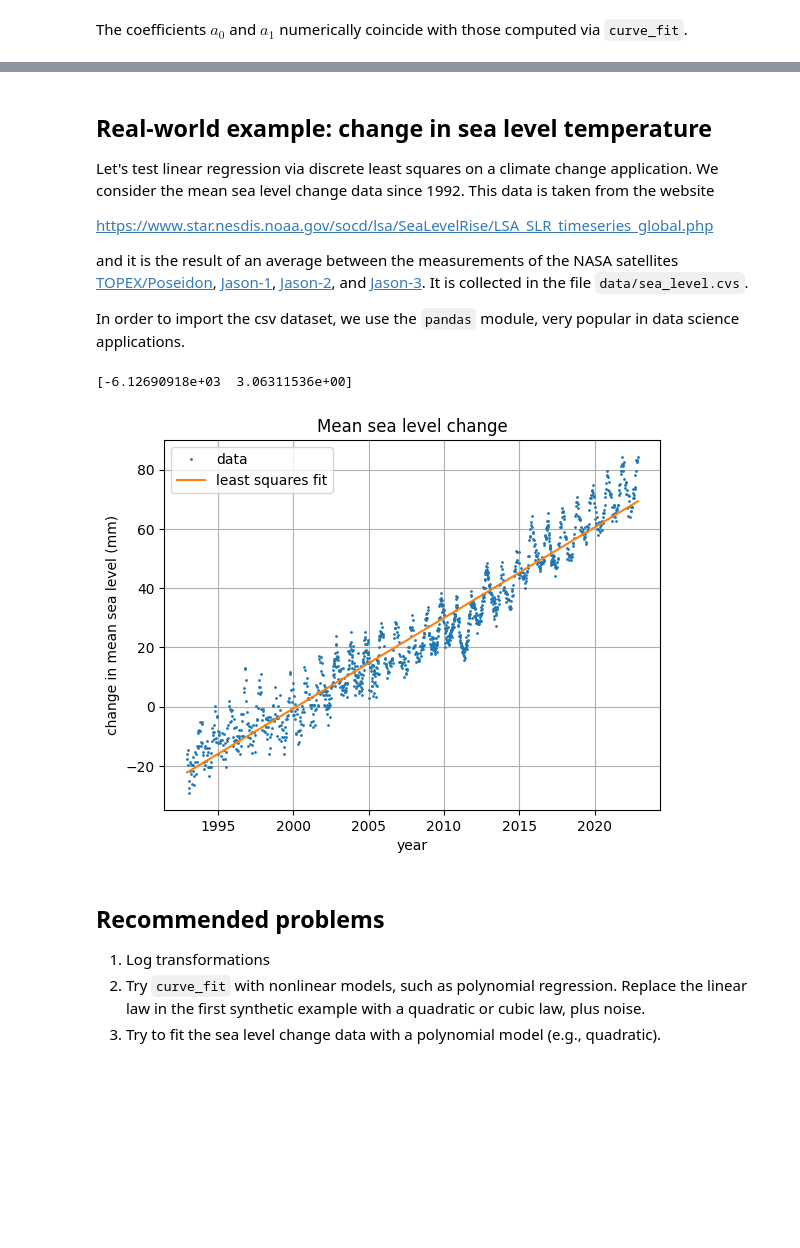
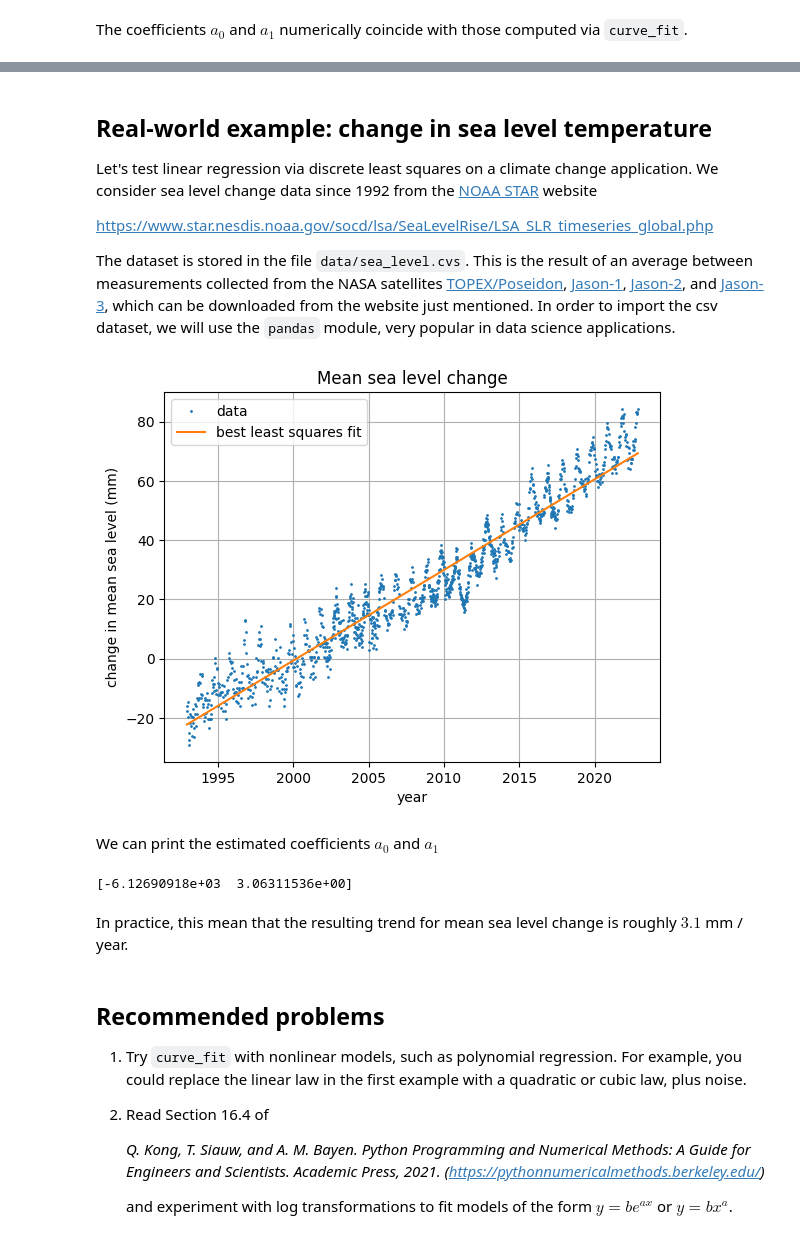
Before and after one commit to simone-brugiapaglia/numerical-analysis-notebooks, a Jupyter notebook: 09_Discrete_Least_Squares.ipynb, the cells around one changed output, grey strips where cells are left out. Drawn from its saved outputs; the diff is of its cells as text; code cells hidden in the pictures; blank space fills up the shorter version.

```diff
--- a/09_Discrete_Least_Squares.ipynb
+++ b/09_Discrete_Least_Squares.ipynb
@@ -27,12 +29,10 @@ from scipy import optimize
 
 m = 50 # number of data points
 
-x_data = np.random.rand(m)
-noise = 0.1 * np.random.randn(m)
-y_data = 2 * x_data + 1 + noise
+x_data = np.random.rand(m)       # generate random x data
+noise = 0.1 * np.random.randn(m) # generate random noise
+y_data = 2 * x_data + 1 + noise  # generate y data as 2*x + 1 plus noise
 
-def model(x,a0, a1):
-    return a1 * x + a0
+linear_model = lambda x,a0, a1: a1 * x + a0 # define linear model
 
-a_opt = optimize.curve_fit(model, xdata = x_data, ydata = y_data)[0]
-print(a_opt)
+a_opt = optimize.curve_fit(linear_model, xdata = x_data, ydata = y_data)[0]
@@ -93,43 +93,49 @@ print(a_opt_lstsq)
 # %% [markdown]
 ## Real-world example: change in sea level temperature
 
-Let's test linear regression via discrete least squares on a climate change application. We consider the mean sea level change data since 1992. This data is taken from the website
+Let's test linear regression via discrete least squares on a climate change application. We consider sea level change data since 1992 from the [NOAA STAR](https://www.star.nesdis.noaa.gov/star/index.php) website
 
 https://www.star.nesdis.noaa.gov/socd/lsa/SeaLevelRise/LSA_SLR_timeseries_global.php
 
-and it is the result of an average between the measurements of the NASA satellites [TOPEX/Poseidon](https://eospso.nasa.gov/missions/topexposeidon), [Jason-1](https://www.jpl.nasa.gov/missions/jason-1), [Jason-2](https://www.jpl.nasa.gov/missions/jason-2), and [Jason-3](https://www.jpl.nasa.gov/missions/jason-3). It is collected in the file `data/sea_level.cvs`.
-
-In order to import the csv dataset, we use the `pandas` module, very popular in data science applications.
+The dataset is stored in the file `data/sea_level.cvs`. This is the result of an average between measurements collected from the NASA satellites [TOPEX/Poseidon](https://eospso.nasa.gov/missions/topexposeidon), [Jason-1](https://www.jpl.nasa.gov/missions/jason-1), [Jason-2](https://www.jpl.nasa.gov/missions/jason-2), and [Jason-3](https://www.jpl.nasa.gov/missions/jason-3), which can be downloaded from the website just mentioned. In order to import the csv dataset, we will use the `pandas` module, very popular in data science applications.
 # %%
 import pandas as pd
 
-# import data
+# import dataset
 data_frame_sea = pd.read_csv('data/sea_level.csv')
-x_data_sea = data_frame['year']
-y_data_sea = data_frame['mean change']
+x_data_sea = data_frame_sea['year']
+y_data_sea = data_frame_sea['mean change']
 
 # perform discrete least squares
 a_opt_sea = optimize.curve_fit(model, xdata = x_data_sea, ydata = y_data_sea)[0]
-print(a_opt_sea)
 
-
-# Visualize
+# Visualize results
 x_grid_sea = np.linspace(np.min(x_data_sea), np.max(x_data_sea), 100)
 
 plt.plot(x_data_sea, y_data_sea, '.', markersize = 2, label = 'data')
-plt.plot(x_grid_sea, model(x_grid_sea, a_opt_sea[0], a_opt_sea[1]), label = 'least squares fit')
+plt.plot(x_grid_sea, model(x_grid_sea, a_opt_sea[0], a_opt_sea[1]), label = 'best least squares fit')
 plt.xlabel('year')
 plt.ylabel('change in mean sea level (mm)')
 plt.legend()
 plt.title('Mean sea level change')
 plt.grid()
 plt.show()
 # %% [output]
-[-6.12690918e+03  3.06311536e+00]
-[figure, old version]
+[figure, new version]
+# %% [markdown]
+We can print the estimated coefficients $a_0$ and $a_1$
+# %%
+print(a_opt_sea)
+# %% [output]
+[-6.12690918e+03  3.06311536e+00]
+# %% [markdown]
+In practice, this mean that the resulting trend for mean sea level change is roughly $3.1$ mm / year.
 # %% [markdown]
 ## Recommended problems
 
-1. Log transformations
-2. Try `curve_fit` with nonlinear models, such as polynomial regression. Replace the linear law in the first synthetic example with a quadratic or cubic law, plus noise.
-3. Try to fit the sea level change data with a polynomial model (e.g., quadratic).
+1. Try `curve_fit` with nonlinear models, such as polynomial regression. For example, you could replace the linear law in the first example with a quadratic or cubic law, plus noise.
+2. Read Section 16.4 of
+
+   *Q. Kong, T. Siauw, and A. M. Bayen. Python Programming and Numerical Methods: A Guide for Engineers and Scientists. Academic Press, 2021. (https://pythonnumericalmethods.berkeley.edu/)*
+
+   and experiment with log transformations to fit models of the form $y = b e^{ax}$ or $y = b x^a$.
```
Also changed, not shown: parts of 9 cells of this notebook.
